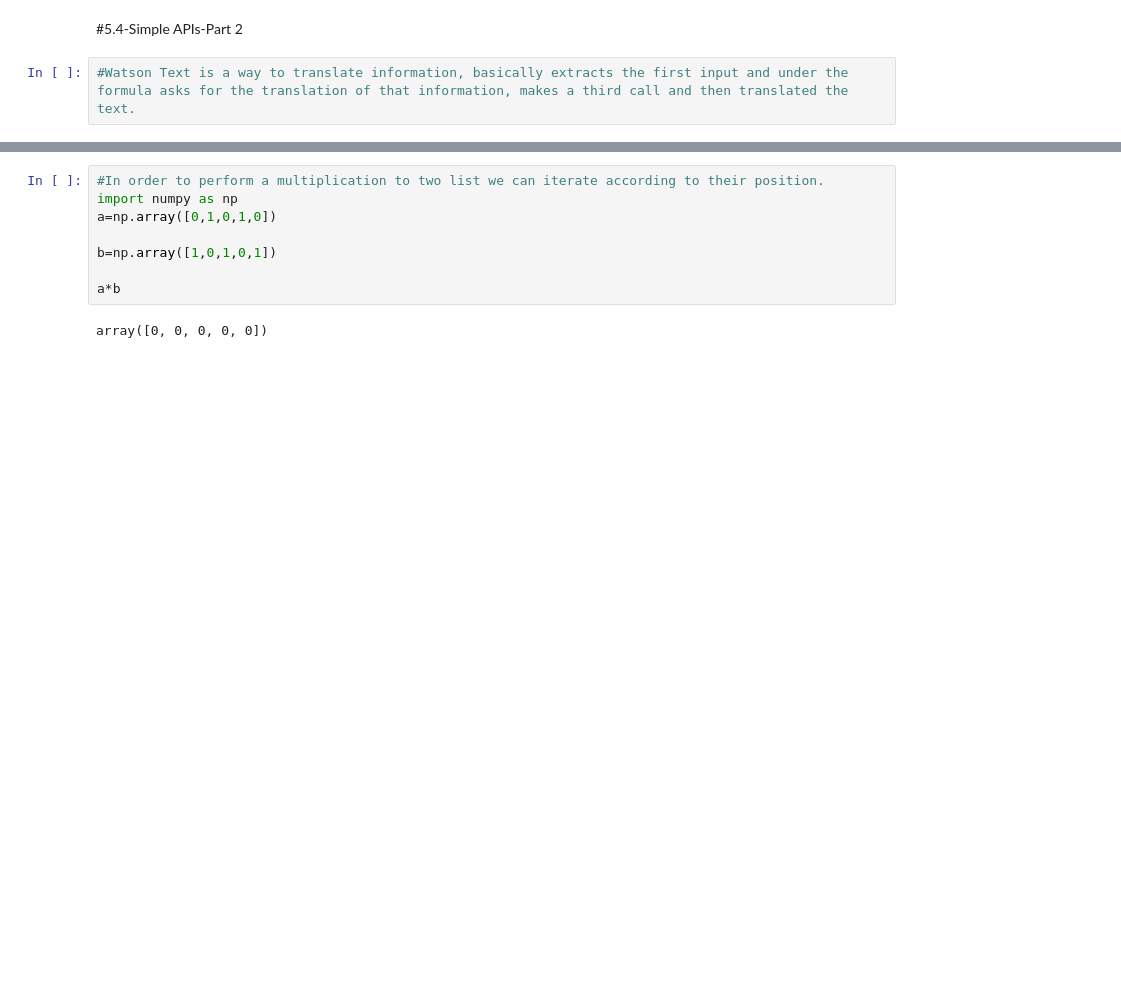
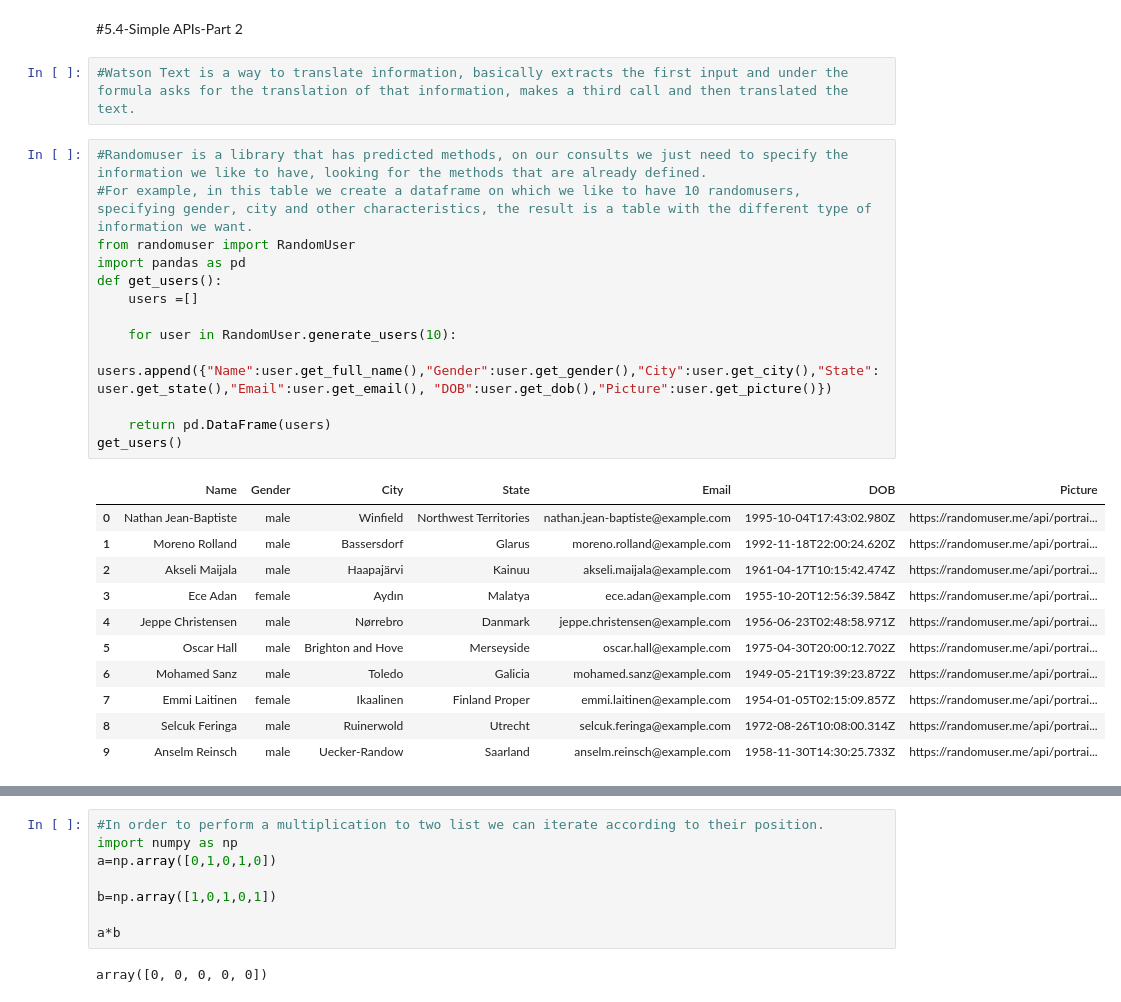
Before and after one commit to PosgradoMNA/actividades-de-aprendizaje-aleislasb, a Jupyter notebook: Semana 3 IBM.ipynb, the cells around one changed output, grey strips where cells are left out. Cells and saved outputs as stored; diff of their text form; blank space fills up the shorter version.

```diff
--- a/Semana 3 IBM.ipynb
+++ b/Semana 3 IBM.ipynb
@@ -149,3 +188,28 @@ array([[10,  2],
 #5.4-Simple APIs-Part 2
 # %%
 #Watson Text is a way to translate information, basically extracts the first input and under the formula asks for the translation of that information, makes a third call and then translated the text.
+# %%
+#Randomuser is a library that has predicted methods, on our consults we just need to specify the information we like to have, looking for the methods that are already defined.
+#For example, in this table we create a dataframe on which we like to have 10 randomusers, specifying gender, city and other characteristics, the result is a table with the different type of information we want.
+from randomuser import RandomUser
+import pandas as pd
+def get_users():
+    users =[]
+
+    for user in RandomUser.generate_users(10):
+        users.append({"Name":user.get_full_name(),"Gender":user.get_gender(),"City":user.get_city(),"State":user.get_state(),"Email":user.get_email(), "DOB":user.get_dob(),"Picture":user.get_picture()})
+
+    return pd.DataFrame(users)
+get_users()
+# %% [output]
+|  | Name | Gender | City | State | Email | DOB | Picture |
+| 0 | Nathan Jean-Baptiste | male | Winfield | Northwest Territories | nathan.jean-baptiste@example.com | 1995-10-04T17:43:02.980Z | https://randomuser.me/api/portrai... |
+| 1 | Moreno Rolland | male | Bassersdorf | Glarus | moreno.rolland@example.com | 1992-11-18T22:00:24.620Z | https://randomuser.me/api/portrai... |
+| 2 | Akseli Maijala | male | Haapajärvi | Kainuu | akseli.maijala@example.com | 1961-04-17T10:15:42.474Z | https://randomuser.me/api/portrai... |
+| 3 | Ece Adan | female | Aydın | Malatya | ece.adan@example.com | 1955-10-20T12:56:39.584Z | https://randomuser.me/api/portrai... |
+| 4 | Jeppe Christensen | male | Nørrebro | Danmark | jeppe.christensen@example.com | 1956-06-23T02:48:58.971Z | https://randomuser.me/api/portrai... |
+| 5 | Oscar Hall | male | Brighton and Hove | Merseyside | oscar.hall@example.com | 1975-04-30T20:00:12.702Z | https://randomuser.me/api/portrai... |
+| 6 | Mohamed Sanz | male | Toledo | Galicia | mohamed.sanz@example.com | 1949-05-21T19:39:23.872Z | https://randomuser.me/api/portrai... |
+| 7 | Emmi Laitinen | female | Ikaalinen | Finland Proper | emmi.laitinen@example.com | 1954-01-05T02:15:09.857Z | https://randomuser.me/api/portrai... |
+| 8 | Selcuk Feringa | male | Ruinerwold | Utrecht | selcuk.feringa@example.com | 1972-08-26T10:08:00.314Z | https://randomuser.me/api/portrai... |
+| 9 | Anselm Reinsch | male | Uecker-Randow | Saarland | anselm.reinsch@example.com | 1958-11-30T14:30:25.733Z | https://randomuser.me/api/portrai... |
```
Also changed, not shown: parts of 10 cells of this notebook.
